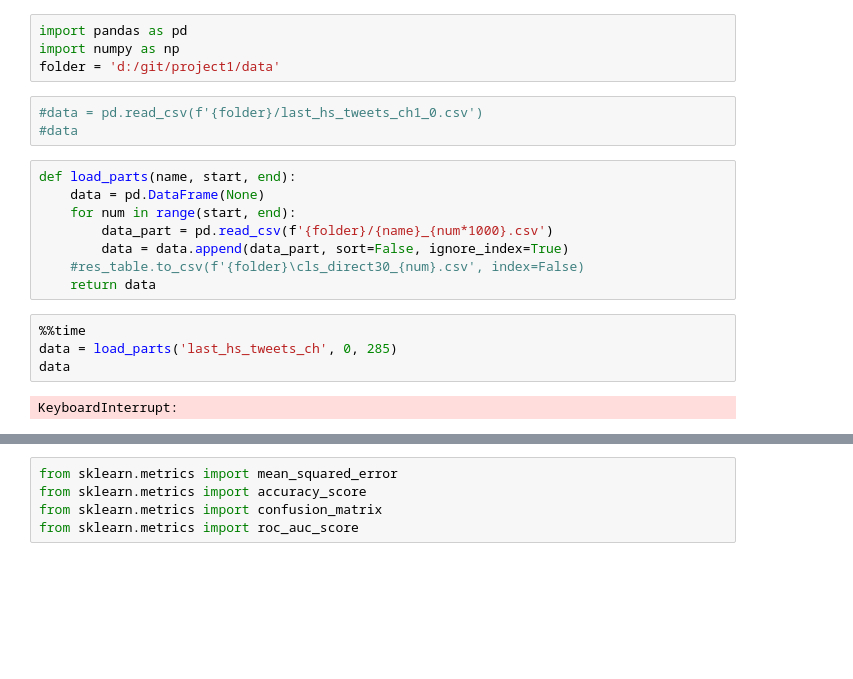
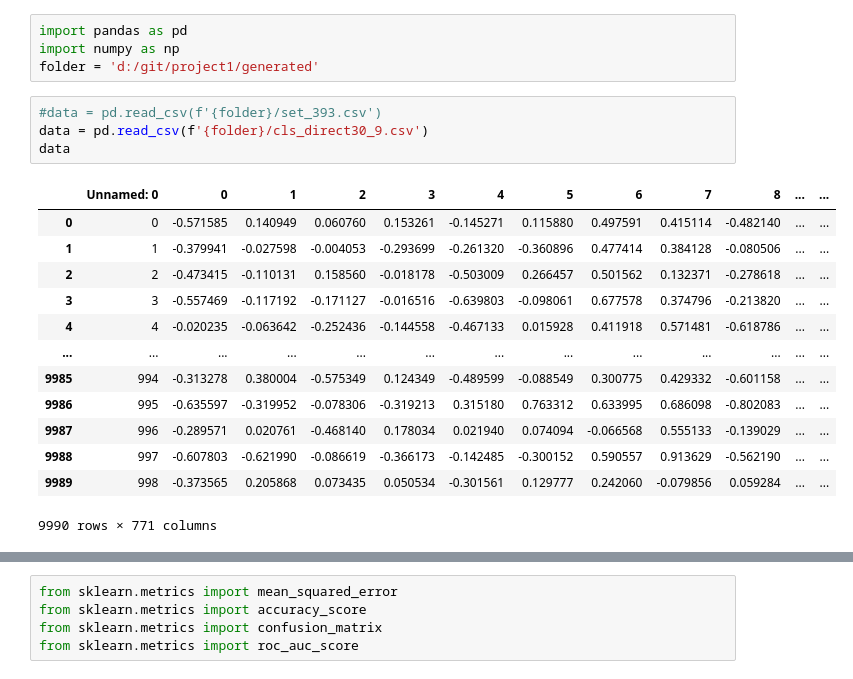
Before and after one commit to MasterElp/project1, a Jupyter notebook: 8_fit_predict.ipynb, the cells around one changed output, grey strips where cells are left out. Drawn from its saved outputs; the diff is of its cells as text; blank space fills up the shorter version.

```diff
--- a/8_fit_predict.ipynb
+++ b/8_fit_predict.ipynb
@@ -1,21 +1,22 @@
 # %%
 import pandas as pd
 import numpy as np
-folder = 'd:/git/project1/data'
+folder = 'd:/git/project1/generated'
 # %%
-#data = pd.read_csv(f'{folder}/last_hs_tweets_ch1_0.csv')
-#data
+#data = pd.read_csv(f'{folder}/set_393.csv')
+data = pd.read_csv(f'{folder}/cls_direct30_9.csv')
+data
+# %% [output]
+|  | Unnamed: 0 | 0 | 1 | 2 | 3 | 4 | 5 | 6 | 7 | 8 | ... | ... |
+| 0 | 0 | -0.571585 | 0.140949 | 0.060760 | 0.153261 | -0.145271 | 0.115880 | 0.497591 | 0.415114 | -0.482140 | ... | ... |
+| 1 | 1 | -0.379941 | -0.027598 | -0.004053 | -0.293699 | -0.261320 | -0.360896 | 0.477414 | 0.384128 | -0.080506 | ... | ... |
+| 2 | 2 | -0.473415 | -0.110131 | 0.158560 | -0.018178 | -0.503009 | 0.266457 | 0.501562 | 0.132371 | -0.278618 | ... | ... |
+| 3 | 3 | -0.557469 | -0.117192 | -0.171127 | -0.016516 | -0.639803 | -0.098061 | 0.677578 | 0.374796 | -0.213820 | ... | ... |
+| 4 | 4 | -0.020235 | -0.063642 | -0.252436 | -0.144558 | -0.467133 | 0.015928 | 0.411918 | 0.571481 | -0.618786 | ... | ... |
+| ... | ... | ... | ... | ... | ... | ... | ... | ... | ... | ... | ... | ... |
+| 9985 | 994 | -0.313278 | 0.380004 | -0.575349 | 0.124349 | -0.489599 | -0.088549 | 0.300775 | 0.429332 | -0.601158 | ... | ... |
+| 9986 | 995 | -0.635597 | -0.319952 | -0.078306 | -0.319213 | 0.315180 | 0.763312 | 0.633995 | 0.686098 | -0.802083 | ... | ... |
+| 9987 | 996 | -0.289571 | 0.020761 | -0.468140 | 0.178034 | 0.021940 | 0.074094 | -0.066568 | 0.555133 | -0.139029 | ... | ... |
+| 9988 | 997 | -0.607803 | -0.621990 | -0.086619 | -0.366173 | -0.142485 | -0.300152 | 0.590557 | 0.913629 | -0.562190 | ... | ... |
+| 9989 | 998 | -0.373565 | 0.205868 | 0.073435 | 0.050534 | -0.301561 | 0.129777 | 0.242060 | -0.079856 | 0.059284 | ... | ... |
+9990 rows × 771 columns
-# %%
-def load_parts(name, start, end):
-    data = pd.DataFrame(None)
-    for num in range(start, end):
-        data_part = pd.read_csv(f'{folder}/{name}_{num*1000}.csv')
-        data = data.append(data_part, sort=False, ignore_index=True)
-    #res_table.to_csv(f'{folder}\cls_direct30_{num}.csv', index=False)
-    return data
-# %%
-%%time
-data = load_parts('last_hs_tweets_ch', 0, 285)
-data
-# %% [output]
-KeyboardInterrupt:
```
Also changed, not shown: parts of 41 cells of this notebook, 52 other files.
